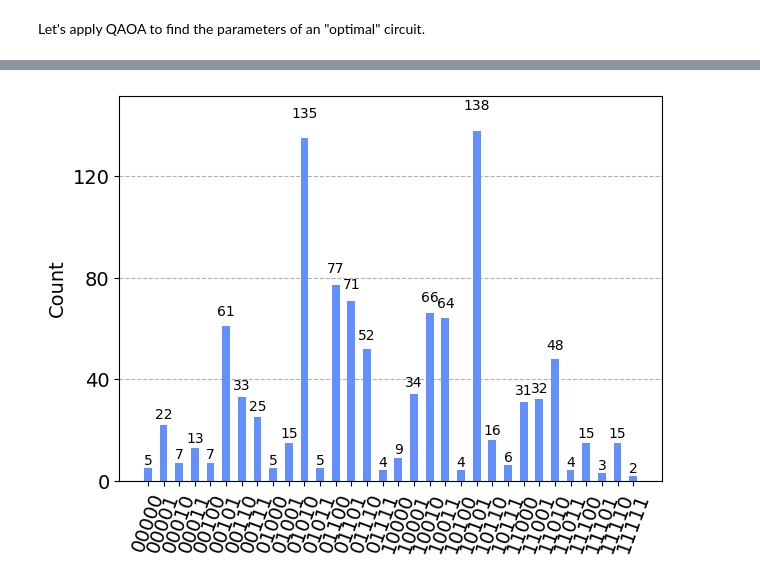
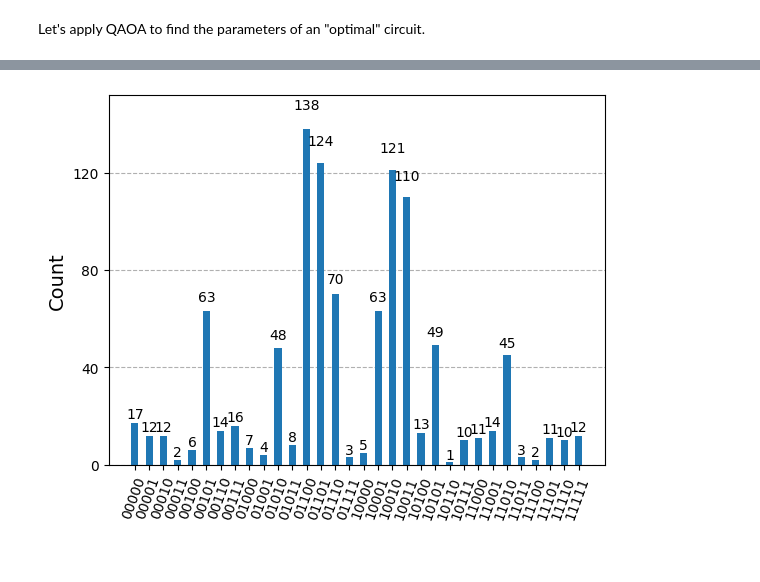
Before and after one commit to amoraglio/quantum-optimization-tutorial, a Jupyter notebook: QAOA.ipynb, the cells around one changed output, grey strips where cells are left out. Cells and saved outputs as stored; diff of their text form; code cells hidden in the pictures.

```diff
--- a/QAOA.ipynb
+++ b/QAOA.ipynb
@@ -120,6 +122,6 @@ result
    maxcv: 0.0
-# %%
-histogram = run_circuit(G, [ 1.086e+00, 1.725e+00, 4.205e-01, 1.819e+00])
-plot_histogram(histogram)
-# %% [output]
-[figure, removed]
+# %%
+histogram = run_circuit(G, result.x)
+plot_histogram(histogram)
+# %% [output]
+[figure, added]
```
Also changed, not shown: parts of 6 cells of this notebook.
